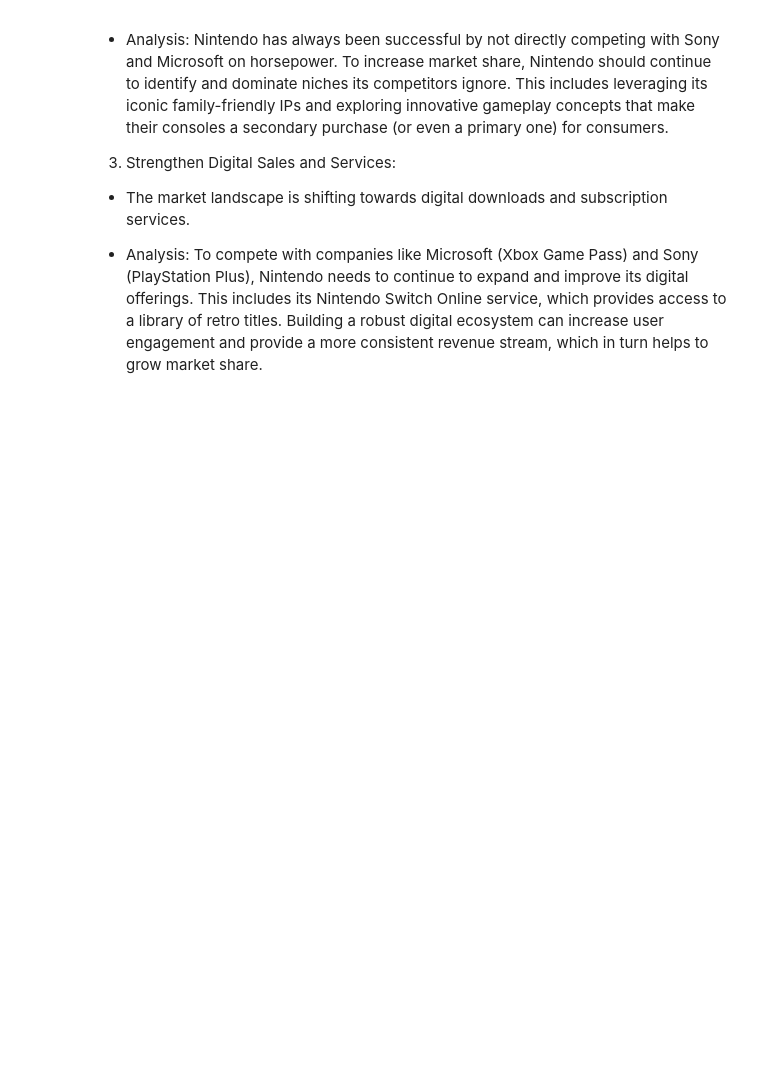
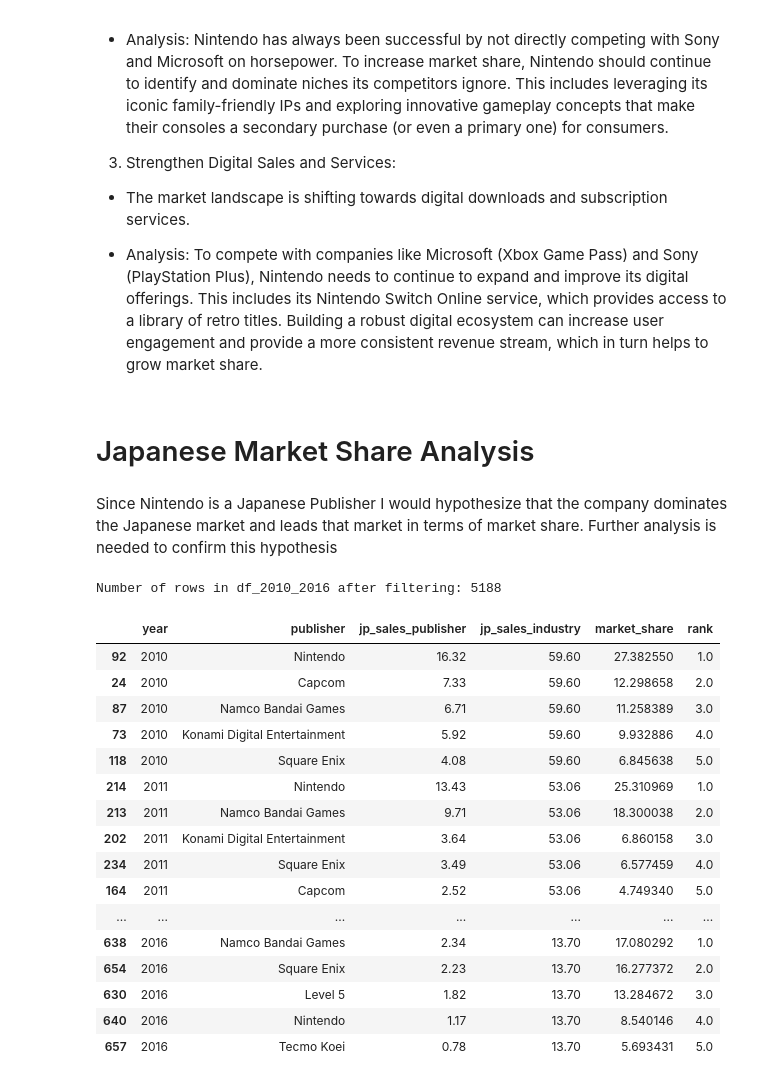
Before and after one commit to Kwasi-Dankwa/Game-sales, a Jupyter notebook: gamemodelling.ipynb, the cells around one changed output. Cells and saved outputs as stored; diff of their text form; code cells hidden in the pictures; blank space fills up the shorter version.

```diff
--- a/gamemodelling.ipynb
+++ b/gamemodelling.ipynb
@@ -411,3 +411,45 @@ To increase its market share, Nintendo can leverage its strengths and learn from
 * The market landscape is shifting towards digital downloads and subscription services.
 
 * Analysis: To compete with companies like Microsoft (Xbox Game Pass) and Sony (PlayStation Plus), Nintendo needs to continue to expand and improve its digital offerings. This includes its Nintendo Switch Online service, which provides access to a library of retro titles. Building a robust digital ecosystem can increase user engagement and provide a more consistent revenue stream, which in turn helps to grow market share.
+# %% [markdown]
+# Japanese Market Share Analysis
+# %% [markdown]
+Since Nintendo is a Japanese Publisher I would hypothesize that the company dominates the Japanese market and leads that market in terms of market share. Further analysis is needed to confirm this hypothesis
+# %%
+## Filter data for years 2010-2016
+df_2010_2016 = df[(df['year'] >= 2010) & (df['year'] <= 2016)].copy()
+print(f"Number of rows in df_2010_2016 after filtering: {df_2010_2016.shape[0]}")
+publisher_jp_sales = df_2010_2016.groupby(['year', 'publisher'])['jp_sales'].sum().reset_index() #Calculate japanese sales for each publisher per year
+industry_jp_sales = df_2010_2016.groupby('year')['jp_sales'].sum().reset_index() #Calculate total japanese sales per year
+
+#Calculate market share in japan
+market_share_jp_df = publisher_jp_sales.merge(
+    industry_jp_sales, on='year', suffixes=('_publisher', '_industry')
+)
+market_share_jp_df['market_share'] = (market_share_jp_df['jp_sales_publisher'] / market_share_jp_df['jp_sales_industry']) * 100
+
+# Rank publishers by market share in japan
+market_share_jp_df['rank'] = market_share_jp_df.groupby('year')['market_share'].rank(method='first', ascending=False)
+
+# Filter for top 5 publishers in japan
+top_5_jp_publishers = market_share_jp_df[market_share_jp_df['rank'] <= 5].sort_values(by=['year', 'rank'])
+display(top_5_jp_publishers)
+# %% [output]
+Number of rows in df_2010_2016 after filtering: 5188
+|  | year | publisher | jp_sales_publisher | jp_sales_industry | market_share | rank |
+| 92 | 2010 | Nintendo | 16.32 | 59.60 | 27.382550 | 1.0 |
+| 24 | 2010 | Capcom | 7.33 | 59.60 | 12.298658 | 2.0 |
+| 87 | 2010 | Namco Bandai Games | 6.71 | 59.60 | 11.258389 | 3.0 |
+| 73 | 2010 | Konami Digital Entertainment | 5.92 | 59.60 | 9.932886 | 4.0 |
+| 118 | 2010 | Square Enix | 4.08 | 59.60 | 6.845638 | 5.0 |
+| 214 | 2011 | Nintendo | 13.43 | 53.06 | 25.310969 | 1.0 |
+| 213 | 2011 | Namco Bandai Games | 9.71 | 53.06 | 18.300038 | 2.0 |
+| 202 | 2011 | Konami Digital Entertainment | 3.64 | 53.06 | 6.860158 | 3.0 |
+| 234 | 2011 | Square Enix | 3.49 | 53.06 | 6.577459 | 4.0 |
+| 164 | 2011 | Capcom | 2.52 | 53.06 | 4.749340 | 5.0 |
+| ... | ... | ... | ... | ... | ... | ... |
+| 638 | 2016 | Namco Bandai Games | 2.34 | 13.70 | 17.080292 | 1.0 |
+| 654 | 2016 | Square Enix | 2.23 | 13.70 | 16.277372 | 2.0 |
+| 630 | 2016 | Level 5 | 1.82 | 13.70 | 13.284672 | 3.0 |
+| 640 | 2016 | Nintendo | 1.17 | 13.70 | 8.540146 | 4.0 |
+| 657 | 2016 | Tecmo Koei | 0.78 | 13.70 | 5.693431 | 5.0 |
```
Also changed, not shown: parts of 5 cells of this notebook.
